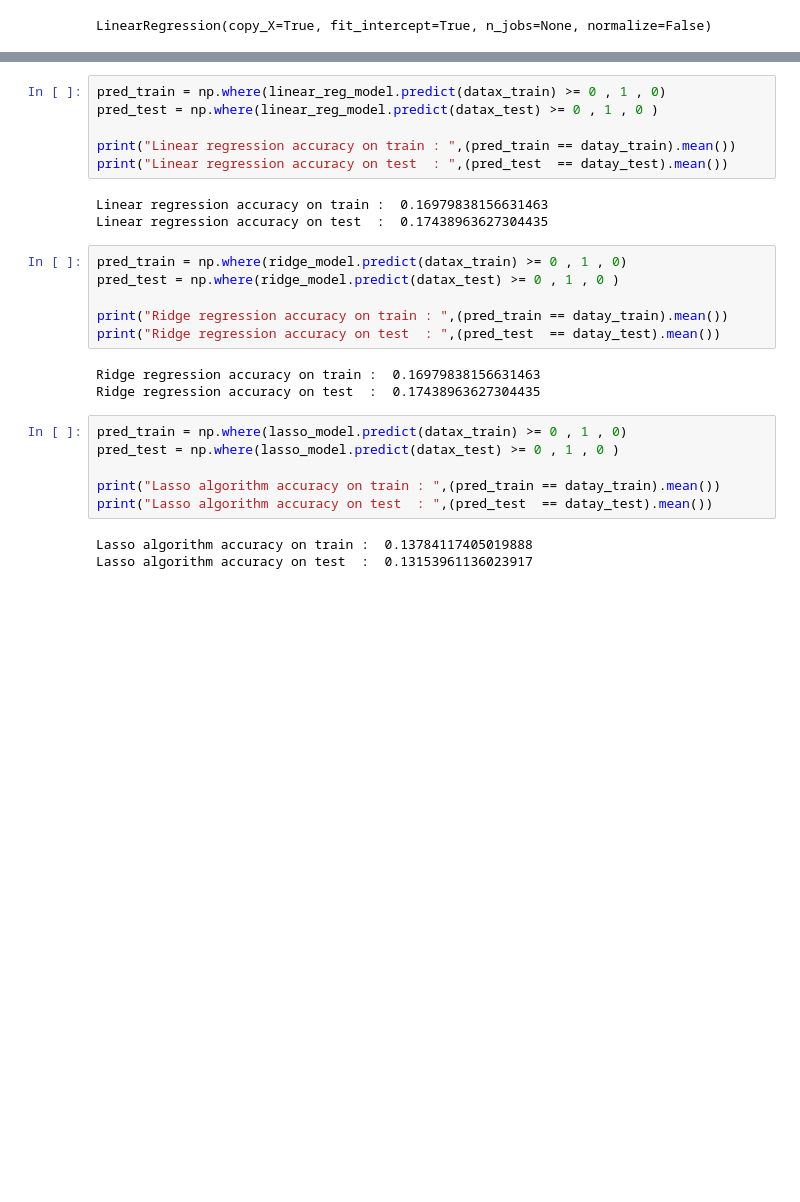
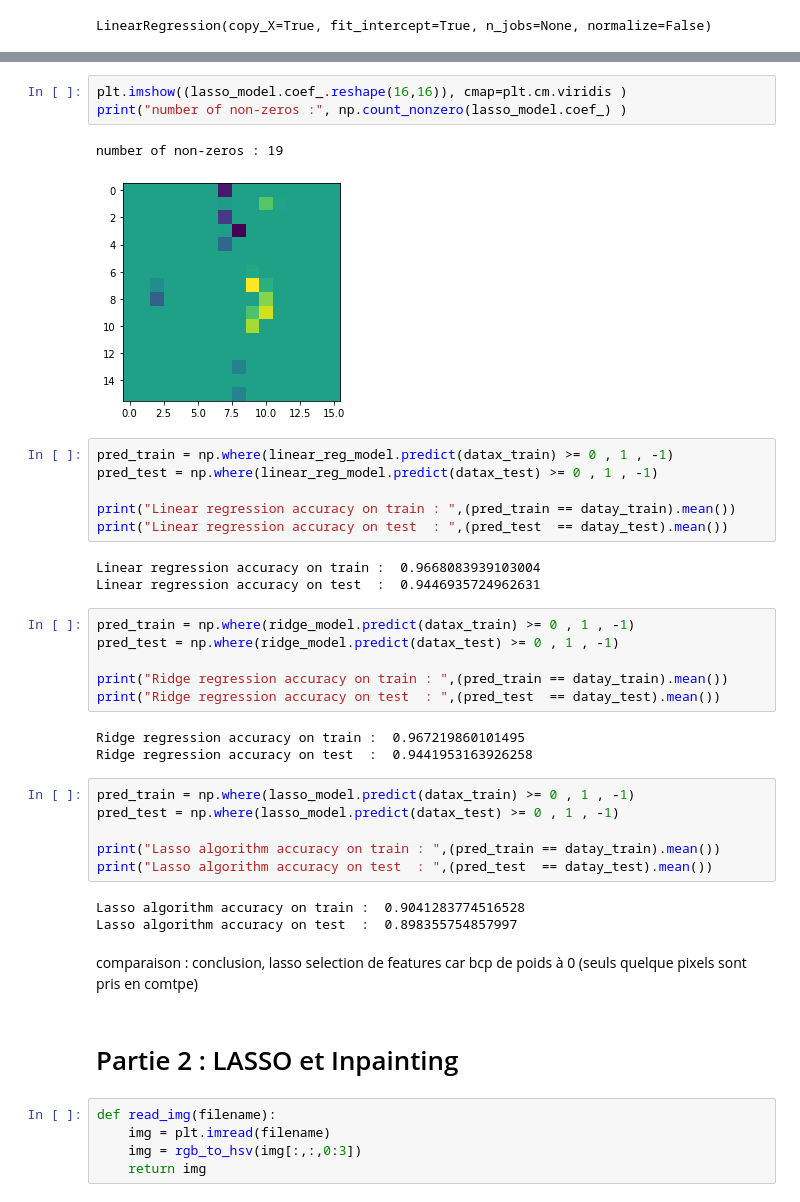
Before and after one commit to Colinelcx/ML, a Jupyter notebook: Projet Inpainting/inpainting.ipynb, the cells around one changed output, grey strips where cells are left out. Drawn from its saved outputs; the diff is of its cells as text; blank space fills up the shorter version.

```diff
--- a/Projet Inpainting/inpainting.ipynb
+++ b/Projet Inpainting/inpainting.ipynb
@@ -59,27 +58,42 @@ print(lasso_model.coef_)
+# %%
+plt.imshow((lasso_model.coef_.reshape(16,16)), cmap=plt.cm.viridis )
+print("number of non-zeros :", np.count_nonzero(lasso_model.coef_) )
+# %% [output]
+number of non-zeros : 19
+[figure, added]
 # %%
-pred_train = np.where(linear_reg_model.predict(datax_train) >= 0 , 1 , 0)
-pred_test = np.where(linear_reg_model.predict(datax_test) >= 0 , 1 , 0 )
+pred_train = np.where(linear_reg_model.predict(datax_train) >= 0 , 1 , -1)
+pred_test = np.where(linear_reg_model.predict(datax_test) >= 0 , 1 , -1)
 
 print("Linear regression accuracy on train : ",(pred_train == datay_train).mean())
 print("Linear regression accuracy on test  : ",(pred_test  == datay_test).mean())
 # %% [output]
-Linear regression accuracy on train :  0.16979838156631463
-Linear regression accuracy on test  :  0.17438963627304435
+Linear regression accuracy on train :  0.9668083939103004
+Linear regression accuracy on test  :  0.9446935724962631
 # %%
-pred_train = np.where(ridge_model.predict(datax_train) >= 0 , 1 , 0)
-pred_test = np.where(ridge_model.predict(datax_test) >= 0 , 1 , 0 )
+pred_train = np.where(ridge_model.predict(datax_train) >= 0 , 1 , -1)
+pred_test = np.where(ridge_model.predict(datax_test) >= 0 , 1 , -1)
 
 print("Ridge regression accuracy on train : ",(pred_train == datay_train).mean())
 print("Ridge regression accuracy on test  : ",(pred_test  == datay_test).mean())
 # %% [output]
-Ridge regression accuracy on train :  0.16979838156631463
-Ridge regression accuracy on test  :  0.17438963627304435
+Ridge regression accuracy on train :  0.967219860101495
+Ridge regression accuracy on test  :  0.9441953163926258
 # %%
-pred_train = np.where(lasso_model.predict(datax_train) >= 0 , 1 , 0)
-pred_test = np.where(lasso_model.predict(datax_test) >= 0 , 1 , 0 )
+pred_train = np.where(lasso_model.predict(datax_train) >= 0 , 1 , -1)
+pred_test = np.where(lasso_model.predict(datax_test) >= 0 , 1 , -1)
 
 print("Lasso algorithm accuracy on train : ",(pred_train == datay_train).mean())
 print("Lasso algorithm accuracy on test  : ",(pred_test  == datay_test).mean())
 # %% [output]
-Lasso algorithm accuracy on train :  0.13784117405019888
-Lasso algorithm accuracy on test  :  0.13153961136023917
+Lasso algorithm accuracy on train :  0.9041283774516528
+Lasso algorithm accuracy on test  :  0.898355754857997
+# %% [markdown]
+comparaison : conclusion, lasso selection de features car bcp de poids à 0 (seuls quelque pixels sont pris en comtpe)
+# %% [markdown]
+# Partie 2 : LASSO et Inpainting
+# %%
+def read_img(filename):
+    img = plt.imread(filename)
+    img = rgb_to_hsv(img[:,:,0:3])
+    return img
```
Also changed, not shown: parts of 28 cells of this notebook, 2 other files.
